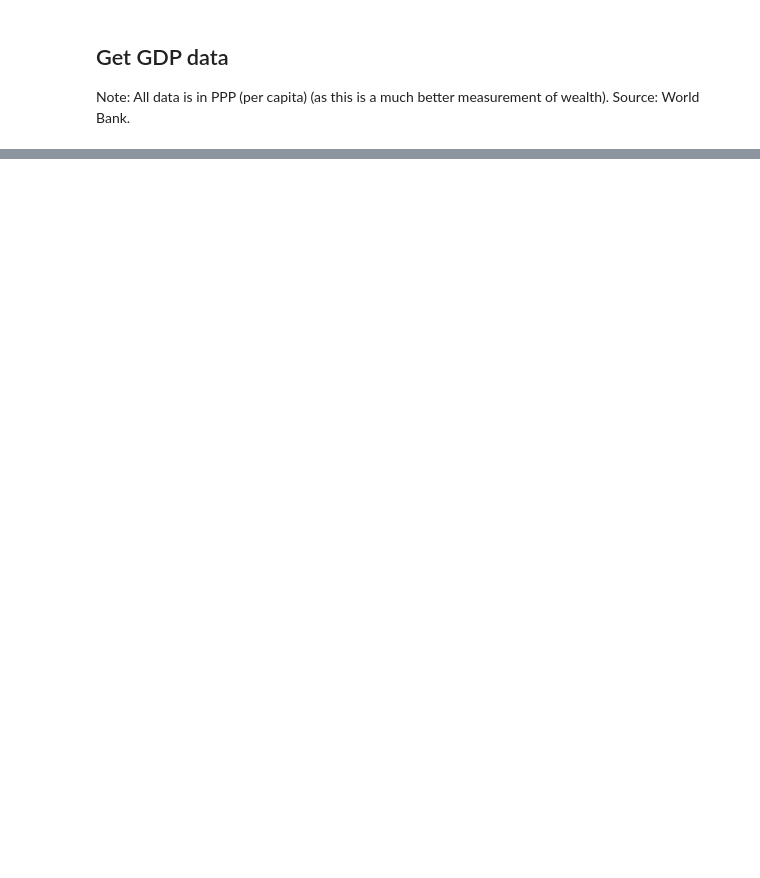
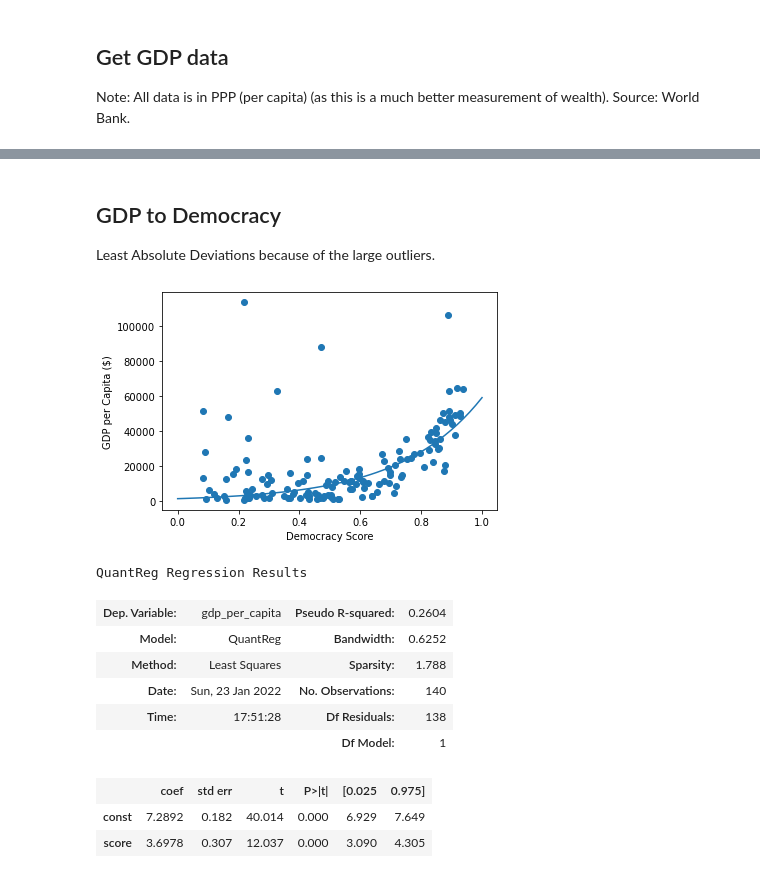
Before and after one commit to michadenheijer/DataWrangling, a Jupyter notebook: gdp.ipynb, the cells around one changed output, grey strips where cells are left out. Cells and saved outputs as stored; diff of their text form; code cells hidden in the pictures; blank space fills up the shorter version.

```diff
--- a/gdp.ipynb
+++ b/gdp.ipynb
@@ -50,0 +78,31 @@ gdp
+# %% [markdown]
+## GDP to Democracy
+
+Least Absolute Deviations because of the large outliers.
+# %%
+gdp_pc_dem = gdp.join(dem).dropna()
+# gdp_growth_v_dem.groupby(gdp_growth_v_dem.index.get_level_values(0)).mean()
+rel_gdp_dem: pd.DataFrame =  gdp_pc_dem.loc[(slice(None), [2010, 2011, 2012, 2013, 2014, 2015, 2016, 2017, 2018, 2019]), :]
+rel_gdp_dem_avg = rel_gdp_dem.groupby(rel_gdp_dem.index.get_level_values(0)).mean()
+# rel_gdp_dem_avg = rel_gdp_dem_avg[(rel_gdp_dem_avg["gdp_per_capita"] > 40000) & (rel_gdp_dem_avg["score"] < 0.5) == False]
+plt.scatter(rel_gdp_dem_avg["score"], rel_gdp_dem_avg["gdp_per_capita"])
+model = smq.QuantReg(np.log(rel_gdp_dem_avg["gdp_per_capita"]), sm.add_constant(rel_gdp_dem_avg[["score"]]))
+res = model.fit(q=0.5)
+x = np.linspace(0, 1)
+plt.plot(x, np.exp(res.params[0] + res.params[1]*x))
+plt.xlabel("Democracy Score")
+plt.ylabel("GDP per Capita ($)")
+plt.show()
+res.summary()
+# %% [output]
+[figure, added]
+QuantReg Regression Results
+| Dep. Variable: | gdp_per_capita | Pseudo R-squared: | 0.2604 |
+| Model: | QuantReg | Bandwidth: | 0.6252 |
+| Method: | Least Squares | Sparsity: | 1.788 |
+| Date: | Sun, 23 Jan 2022 | No. Observations: | 140 |
+| Time: | 17:51:28 | Df Residuals: | 138 |
+|  |  | Df Model: | 1 |
+|  | coef | std err | t | P>|t| | [0.025 | 0.975] |
+| const | 7.2892 | 0.182 | 40.014 | 0.000 | 6.929 | 7.649 |
+| score | 3.6978 | 0.307 | 12.037 | 0.000 | 3.090 | 4.305 |
```
Also changed, not shown: parts of 11 cells of this notebook, 7 other files.
